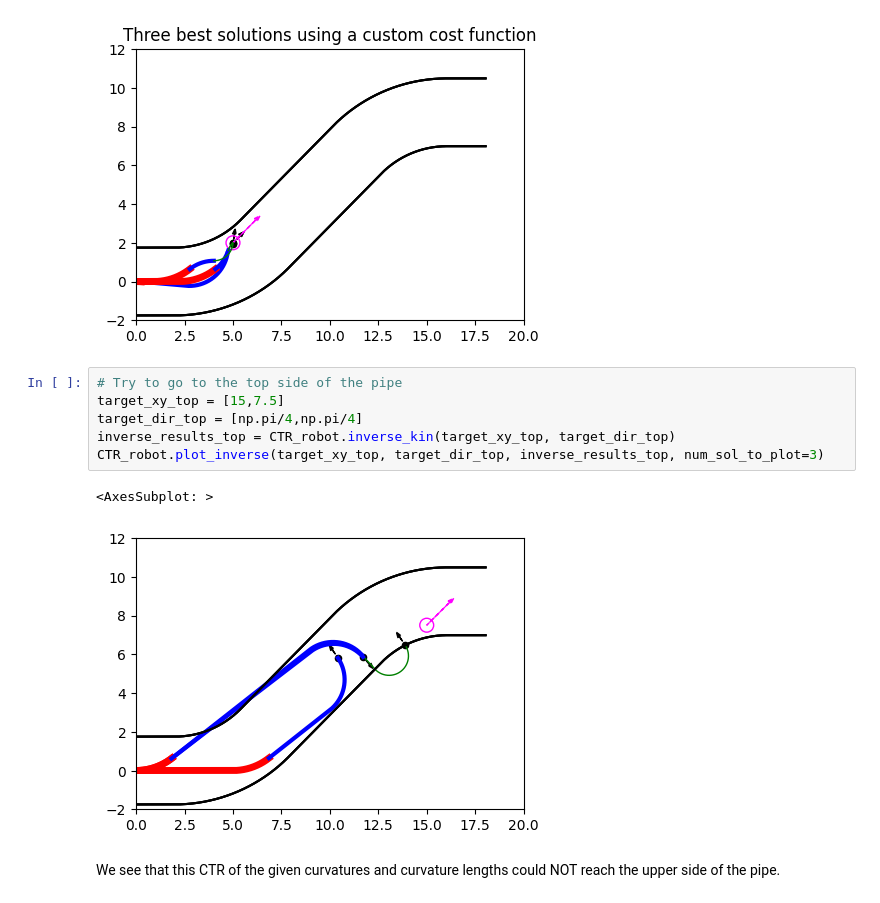
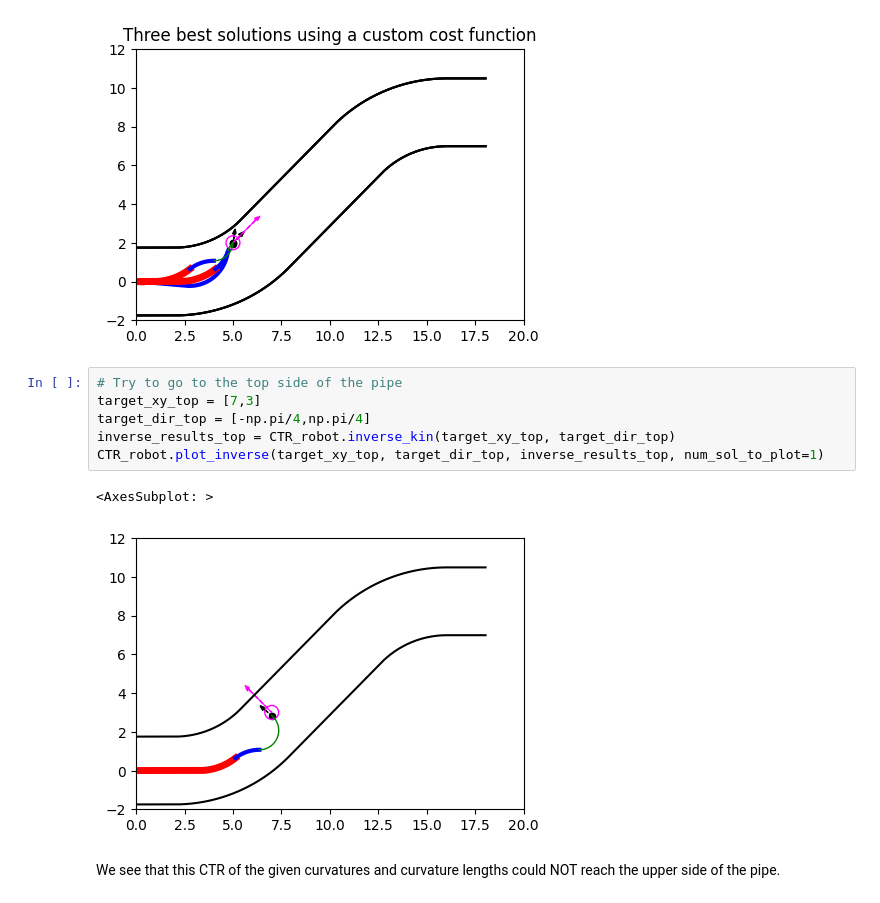
Before and after one commit to TWilson05/2406-Continuum-Robot, a Jupyter notebook: tube_specs/CTR_Dominating_Stiffness_Guide.ipynb, the cells around one changed output. Cells and saved outputs as stored; diff of their text form.

```diff
--- a/tube_specs/CTR_Dominating_Stiffness_Guide.ipynb
+++ b/tube_specs/CTR_Dominating_Stiffness_Guide.ipynb
@@ -199,13 +196,13 @@ Text(0.5, 1.0, 'Three best solutions using a custom cost function')
 [figure]
 # %%
 # Try to go to the top side of the pipe
-target_xy_top = [15,7.5]
-target_dir_top = [np.pi/4,np.pi/4]
+target_xy_top = [7,3]
+target_dir_top = [-np.pi/4,np.pi/4]
 inverse_results_top = CTR_robot.inverse_kin(target_xy_top, target_dir_top)
-CTR_robot.plot_inverse(target_xy_top, target_dir_top, inverse_results_top, num_sol_to_plot=3)
+CTR_robot.plot_inverse(target_xy_top, target_dir_top, inverse_results_top, num_sol_to_plot=1)
 # %% [output]
 <AxesSubplot: >
-[figure, old version]
+[figure, new version]
 # %% [markdown]
 We see that this CTR of the given curvatures and curvature lengths could NOT reach the upper side of the pipe.
 # %% [markdown]
```
Also changed, not shown: parts of 5 cells of this notebook, 1 other file.
